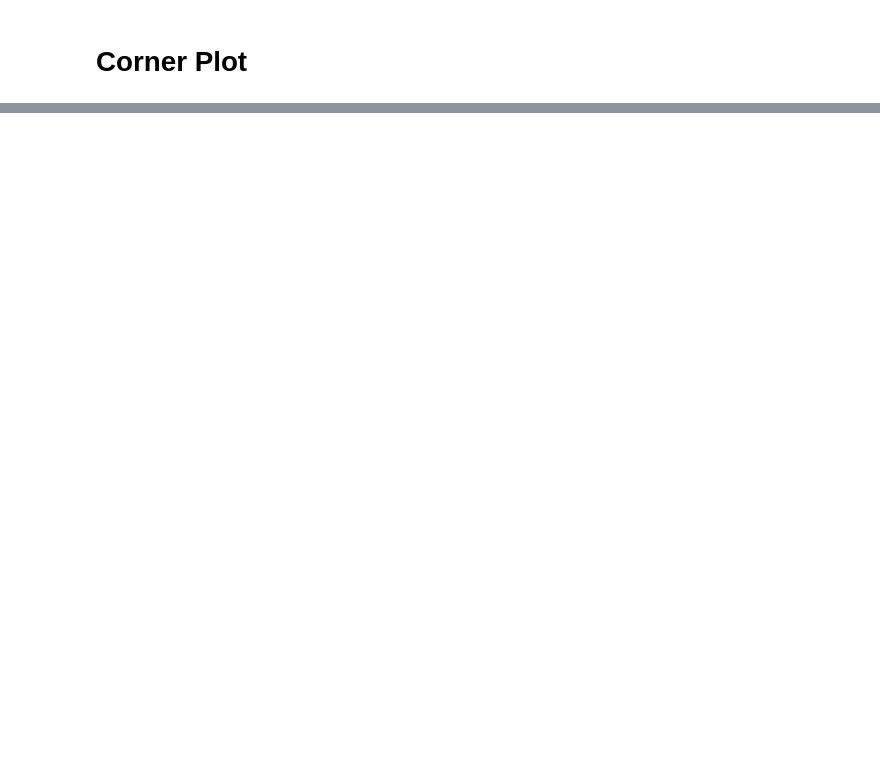
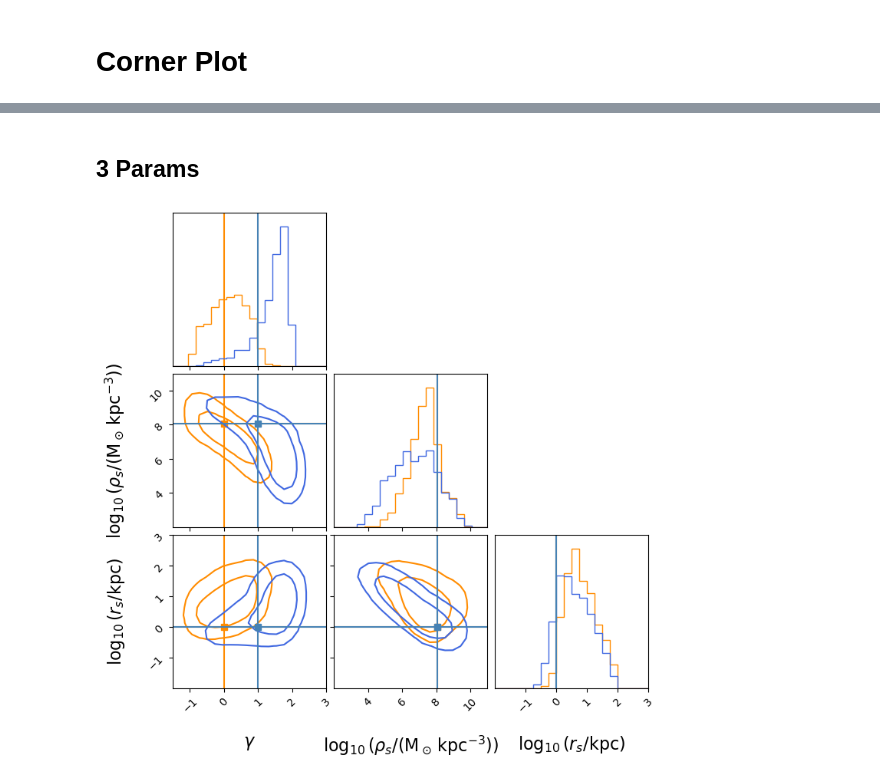
Before and after one commit to Anodymous1/suds, a Jupyter notebook: 8d_theta/corner.ipynb, the cells around one changed output, grey strips where cells are left out. Cells and saved outputs as stored; diff of their text form; code cells hidden in the pictures; blank space fills up the shorter version.

```diff
--- a/8d_theta/corner.ipynb
+++ b/8d_theta/corner.ipynb
@@ -56,0 +71,64 @@ fig = corner.corner(
+# %% [markdown]
+## 3 Params
+# %%
+# --- Your Labels & Styling ---
+labels = [
+    r"$\gamma$",
+    r"$\log_{10}(\rho_s / (\mathrm{M}_\odot\,\mathrm{kpc}^{-3}))$",
+    r"$\log_{10}(r_s / \mathrm{kpc})$",
+]
+label_kwargs = {
+    "fontsize": 16,
+    "fontweight": "bold"
+}
+
+shared_ranges = [[-1.5, 3], [2, 11], [-2, 3]]
+
+# --- 1. FIRST DATASET (Core params - Orange) ---
+fig = corner.corner(
+    cored_params[:, (2, 3, 4)],
+    labels=labels,
+    label_kwargs=label_kwargs,
+    color="darkorange",
+    range=shared_ranges,
+    hist_kwargs={"density": True},
+    plot_datapoints=False,
+    plot_density=False,
+    no_fill_contours=True,
+    levels=[0.68, 0.95],
+    smooth=1,
+
+    # Truth parameters for Dataset 1
+    truths=[0, 8.0755, 0],
+    truth_color="darkorange",  # Forces the orange truth lines to match the contours
+)
+
+# --- 2. SECOND DATASET (Cusp params - Royal Blue) ---
+fig = corner.corner(
+    cusp_params[:, (2, 3, 4)],
+    fig=fig,
+    color="royalblue",
+    range=shared_ranges,
+    hist_kwargs={"density": True},
+    plot_datapoints=False,
+    plot_density=False,
+    no_fill_contours=True,
+    levels=[0.68, 0.95],
+    smooth=1,
+    # truths=[1, 7.3674, 0],
+    truths=[1, 8.0755, 0],
+    # (Notice: truths argument is removed from here)
+)
+
+# --- 3. OVERPLOT TRUTHS FOR SECOND DATASET (Royal Blue) ---
+# This draws the vertical/horizontal lines for the second set of truths
+# corner.overplot_lines(fig, [0, 8.0755, 0], color="royalblue", linestyle="--")
+
+# plt.savefig(
+#     "./model_8/mock_noSF/corner_poco.png",
+#     dpi=300,
+#     transparent=True,
+#     bbox_inches="tight"
+# )
+# %% [output]
+[figure, added]
```
Also changed, not shown: parts of 3 cells of this notebook, 9 other files.
